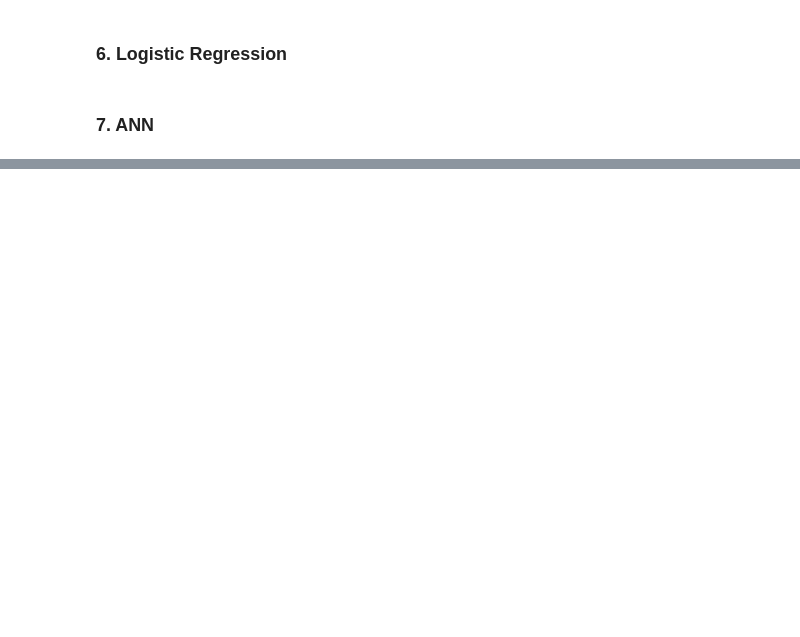
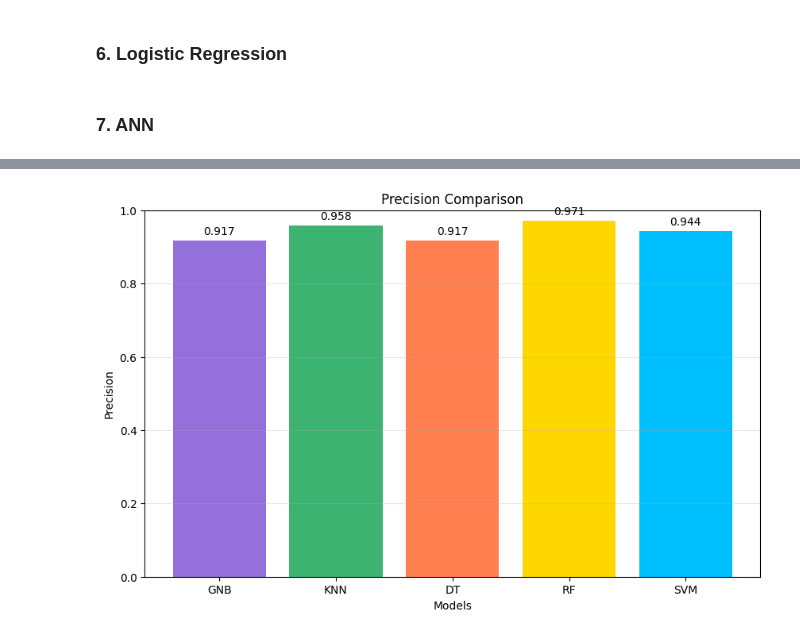
Before and after one commit to ImanMontajabi/ML_Projects, a Jupyter notebook: main.ipynb, the cells around one changed output, grey strips where cells are left out. Cells and saved outputs as stored; diff of their text form; code cells hidden in the pictures; blank space fills up the shorter version.

```diff
--- a/main.ipynb
+++ b/main.ipynb
@@ -219,0 +263,21 @@ acc_train: 0.9934065934065934 - acc test: 0.956140350877193 - precision: 0.92857
+# %%
+# Precision Comparison
+precision_scores = [p_gnb, p_knn, p_dt, r_rf, p_svm]
+title = ['GNB', 'KNN', 'DT', 'RF', 'SVM']
+
+colors = ['mediumpurple', 'mediumseagreen', 'coral', 'gold', 'deepskyblue']
+plt.figure(figsize=(10, 6))
+plt.bar(title, precision_scores, color=colors)
+plt.title('Precision Comparison')
+plt.ylabel('Precision')
+plt.xlabel('Models')
+plt.grid(axis='y', alpha=0.3)
+plt.ylim(0, 1)
+
+# Add precision values on top of bars
+for i, v in enumerate(precision_scores):
+    plt.text(i, v + 0.01, f'{v:.3f}', ha='center', va='bottom')
+
+plt.show()
+# %% [output]
+[figure, added]
```
Also changed, not shown: parts of 10 cells of this notebook.
